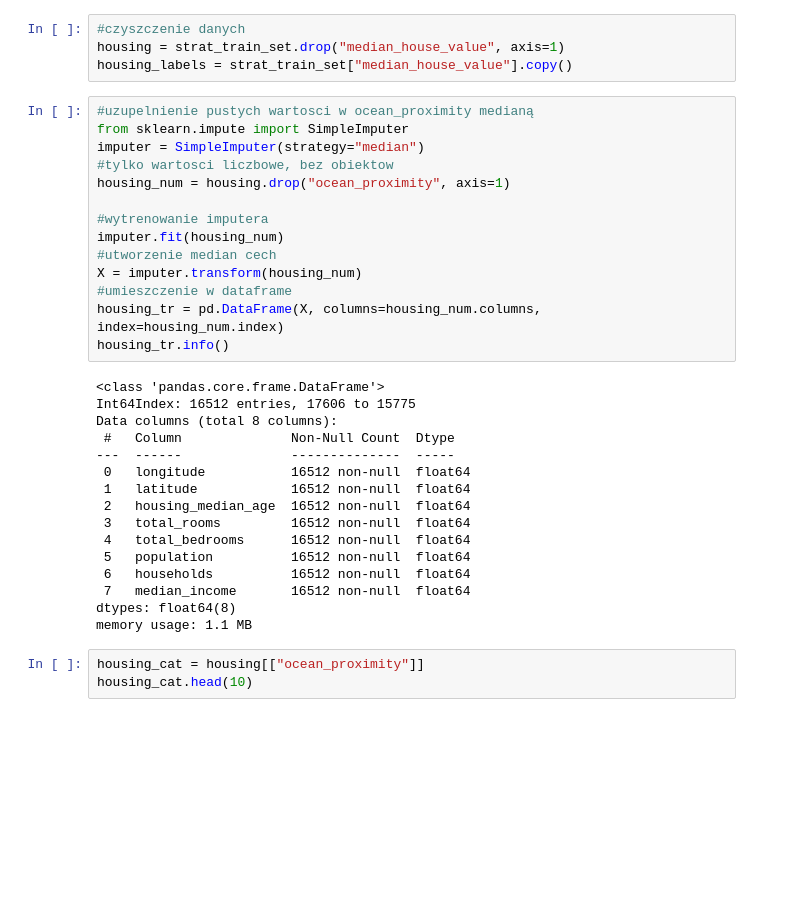
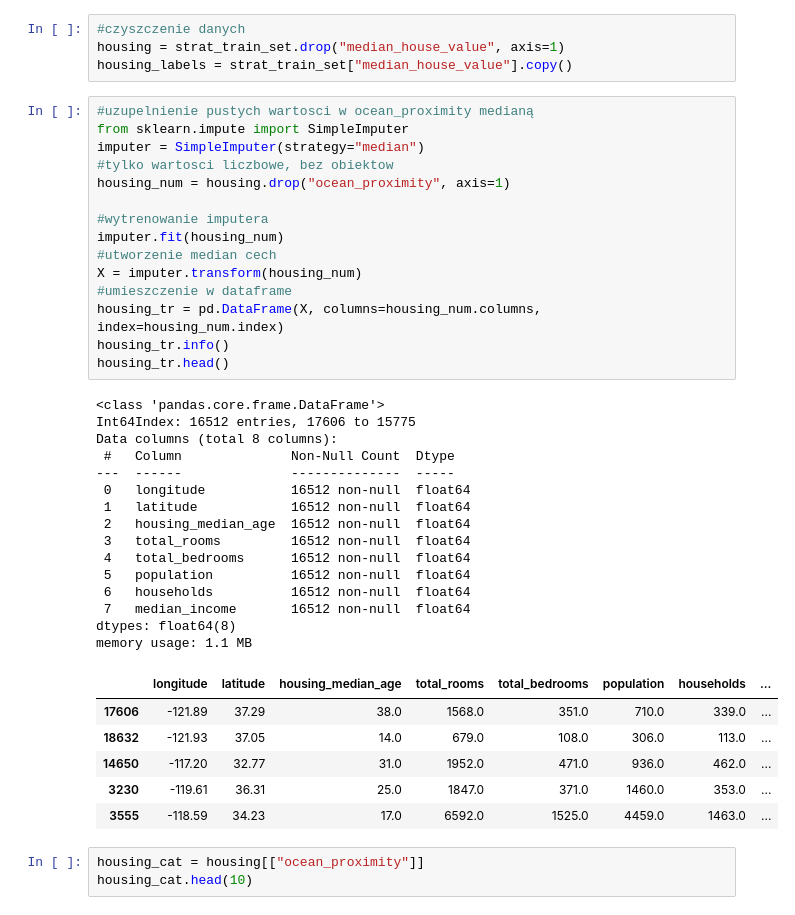
Before and after one commit to LucjanSakowicz/Snippets, a Jupyter notebook: AI/Uczenie maszynowe z użyciem Scikit-Learn i TensorFlow/uczem2/02_nasz_pierwszy_projekt_uczenia_maszynowego_cwiczenie.ipynb, the cells around one changed output. Drawn from its saved outputs; the diff is of its cells as text; blank space fills up the shorter version.

```diff
--- a/AI/Uczenie maszynowe z użyciem Scikit-Learn i TensorFlow/uczem2/02_nasz_pierwszy_projekt_uczenia_maszynowego_cwiczenie.ipynb
+++ b/AI/Uczenie maszynowe z użyciem Scikit-Learn i TensorFlow/uczem2/02_nasz_pierwszy_projekt_uczenia_maszynowego_cwiczenie.ipynb
@@ -212,33 +212,40 @@ housing_labels = strat_train_set["median_house_value"].copy()
 # %%
 #uzupelnienie pustych wartosci w ocean_proximity medianą
 from sklearn.impute import SimpleImputer
 imputer = SimpleImputer(strategy="median")
 #tylko wartosci liczbowe, bez obiektow
 housing_num = housing.drop("ocean_proximity", axis=1)
 
 #wytrenowanie imputera
 imputer.fit(housing_num)
 #utworzenie median cech
 X = imputer.transform(housing_num)
 #umieszczenie w dataframe
 housing_tr = pd.DataFrame(X, columns=housing_num.columns, index=housing_num.index)
 housing_tr.info()
+housing_tr.head()
 # %% [output]
 <class 'pandas.core.frame.DataFrame'>
 Int64Index: 16512 entries, 17606 to 15775
 Data columns (total 8 columns):
  #   Column              Non-Null Count  Dtype
 ---  ------              --------------  -----
  0   longitude           16512 non-null  float64
  1   latitude            16512 non-null  float64
  2   housing_median_age  16512 non-null  float64
  3   total_rooms         16512 non-null  float64
  4   total_bedrooms      16512 non-null  float64
  5   population          16512 non-null  float64
  6   households          16512 non-null  float64
  7   median_income       16512 non-null  float64
 dtypes: float64(8)
 memory usage: 1.1 MB
+|  | longitude | latitude | housing_median_age | total_rooms | total_bedrooms | population | households | ... |
+| 17606 | -121.89 | 37.29 | 38.0 | 1568.0 | 351.0 | 710.0 | 339.0 | ... |
+| 18632 | -121.93 | 37.05 | 14.0 | 679.0 | 108.0 | 306.0 | 113.0 | ... |
+| 14650 | -117.20 | 32.77 | 31.0 | 1952.0 | 471.0 | 936.0 | 462.0 | ... |
+| 3230 | -119.61 | 36.31 | 25.0 | 1847.0 | 371.0 | 1460.0 | 353.0 | ... |
+| 3555 | -118.59 | 34.23 | 17.0 | 6592.0 | 1525.0 | 4459.0 | 1463.0 | ... |
 # %%
 housing_cat = housing[["ocean_proximity"]]
 housing_cat.head(10)
```
Also changed, not shown: parts of 6 cells of this notebook.
